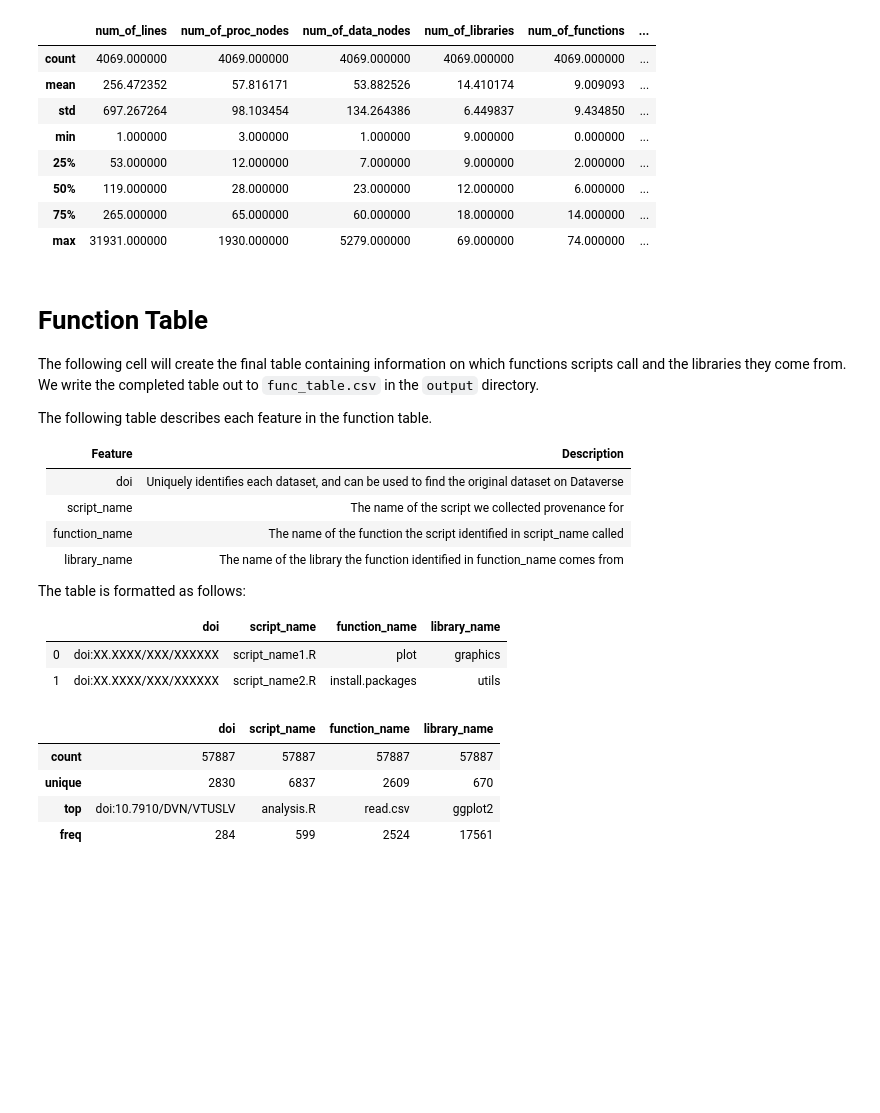
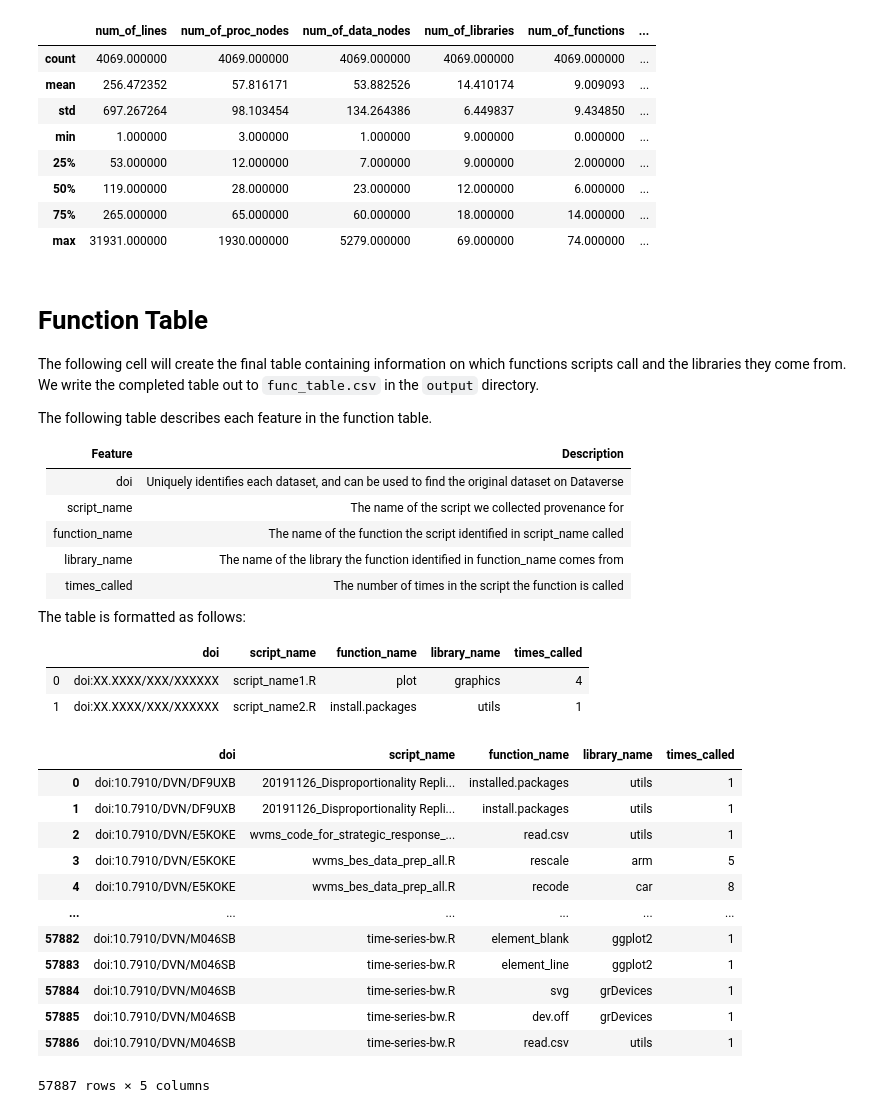
Before and after one commit to jwons/large-scale-ll-prov-analysis, a Jupyter notebook: scripts/01_generate_aggregate_table.ipynb, the cells around one changed output. Drawn from its saved outputs; the diff is of its cells as text; code cells hidden in the pictures; blank space fills up the shorter version.

Commit message:
added number of times function is called to func table

```diff
--- a/scripts/01_generate_aggregate_table.ipynb
+++ b/scripts/01_generate_aggregate_table.ipynb
@@ -102,12 +103,16 @@ def get_function_edge_data(filename):
 
     # The eventual return value, declare it here as empty in case there are no functions and libraries
     # so that the function will still return just the empty dict with correct keys
-    func_df = {"library_name":[], "function_name":[], "script_name":[], "doi":[]}
+    func_df = {"library_name":[], "function_name":[], "script_name":[], "doi":[], "times_called":[]}
 
     # Check if there are even function library edges, if so collect that info
     if "collection" in func_lib_df:
         # Use the function labels from func_lib_df to index into the function node df and return the names of the functions the script called
         func_names = prov_info.getFuncNodes().loc[func_lib_df["entity"]]["name"].values
+
+        # The provenance contains a mapping of instance where a specific function was used in a procedure
+        # We can collect the counts from this table to determine the number of times a script called a function.
+        times_called = prov_info.getFuncProc().entity.value_counts().loc[func_lib_df["entity"]].values
 
         # Use the library labels from func_lib_df to index into the library node df and return the names of the libraries the script called functions from
         lib_names = prov_info.getLibs().loc[func_lib_df["collection"]]["name"].values
@@ -121,6 +126,7 @@ def get_function_edge_data(filename):
         func_df["function_name"] = func_names
         func_df["script_name"] = [script_name] * len(func_names)
         func_df["doi"] = [doi] * len(func_names)
+        func_df["times_called"] = times_called
 
     return(func_df)
 
@@ -276,23 +282,39 @@ The following table describes each feature in the function table.
 |script_name | The name of the script we collected provenance for |
 | function_name   | The name of the function the script identified in script_name called |
 | library_name | The name of the library the function identified in function_name comes from |
+| times_called | The number of times in the script the function is called |
 
 The table is formatted as follows:
 
-|    | doi                    | script_name                                                   |   function_name | library_name   |
-|---:|:-----------------------|:--------------------------------------------------------------|----------------:|:---------------|
-|  0 | doi:XX.XXXX/XXX/XXXXXX | script_name1.R                                                |            plot | graphics       |
-|  1 | doi:XX.XXXX/XXX/XXXXXX | script_name2.R                                                | install.packages| utils          |
+|    | doi                    | script_name                                                   |   function_name | library_name   | times_called |
+|---:|:-----------------------|:--------------------------------------------------------------|----------------:|:---------------|--------------|
+|  0 | doi:XX.XXXX/XXX/XXXXXX | script_name1.R                                                |            plot | graphics       | 4            |
+|  1 | doi:XX.XXXX/XXX/XXXXXX | script_name2.R                                                | install.packages| utils          | 1            |
-# %%
-func_results.index = range(0, len(func_results))
-func_results = func_results[["doi", "script_name", "function_name", "library_name"]]
-
-func_results.to_csv("../output/func_table.csv")
-
-func_results.describe()
-# %% [output]
-|  | doi | script_name | function_name | library_name |
-| count | 57887 | 57887 | 57887 | 57887 |
-| unique | 2830 | 6837 | 2609 | 670 |
-| top | doi:10.7910/DVN/VTUSLV | analysis.R | read.csv | ggplot2 |
-| freq | 284 | 599 | 2524 | 17561 |
+# %%
+# Indices get jumbled in previous steps, re-index here so the final table contains the simple indices of 0 to len of the table
+func_results.index = range(0, len(func_results))
+
+# Reorder the columns in a way I think is most pleasing
+func_results = func_results[["doi", "script_name", "function_name", "library_name", "times_called"]]
+
+# For some reason when the dataframes are concat the times_called converts to float, maybe because of something to do with empty dfs?
+# Just gonna convert it back here
+func_results.times_called = func_results.times_called.astype(np.int64)
+
+func_results.to_csv("../output/func_table.csv")
+
+func_results
+# %% [output]
+|  | doi | script_name | function_name | library_name | times_called |
+| 0 | doi:10.7910/DVN/DF9UXB | 20191126_Disproportionality Repli... | installed.packages | utils | 1 |
+| 1 | doi:10.7910/DVN/DF9UXB | 20191126_Disproportionality Repli... | install.packages | utils | 1 |
+| 2 | doi:10.7910/DVN/E5KOKE | wvms_code_for_strategic_response_... | read.csv | utils | 1 |
+| 3 | doi:10.7910/DVN/E5KOKE | wvms_bes_data_prep_all.R | rescale | arm | 5 |
+| 4 | doi:10.7910/DVN/E5KOKE | wvms_bes_data_prep_all.R | recode | car | 8 |
+| ... | ... | ... | ... | ... | ... |
+| 57882 | doi:10.7910/DVN/M046SB | time-series-bw.R | element_blank | ggplot2 | 1 |
+| 57883 | doi:10.7910/DVN/M046SB | time-series-bw.R | element_line | ggplot2 | 1 |
+| 57884 | doi:10.7910/DVN/M046SB | time-series-bw.R | svg | grDevices | 1 |
+| 57885 | doi:10.7910/DVN/M046SB | time-series-bw.R | dev.off | grDevices | 1 |
+| 57886 | doi:10.7910/DVN/M046SB | time-series-bw.R | read.csv | utils | 1 |
+57887 rows × 5 columns
```
Also changed, not shown: parts of 2 cells of this notebook, 2 other files.
